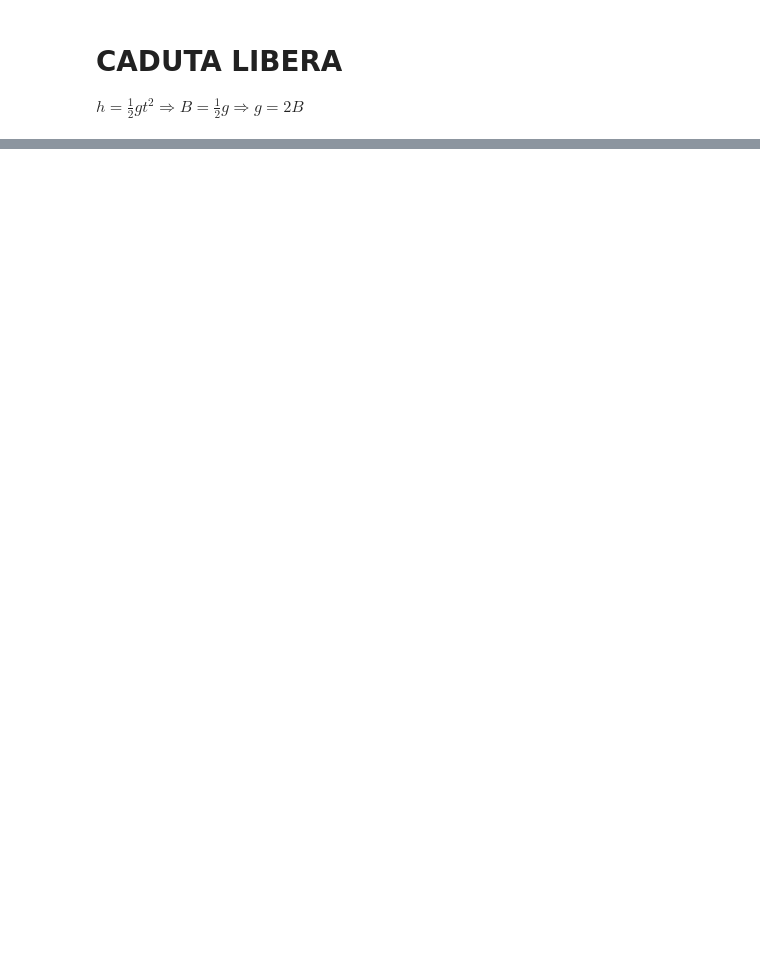
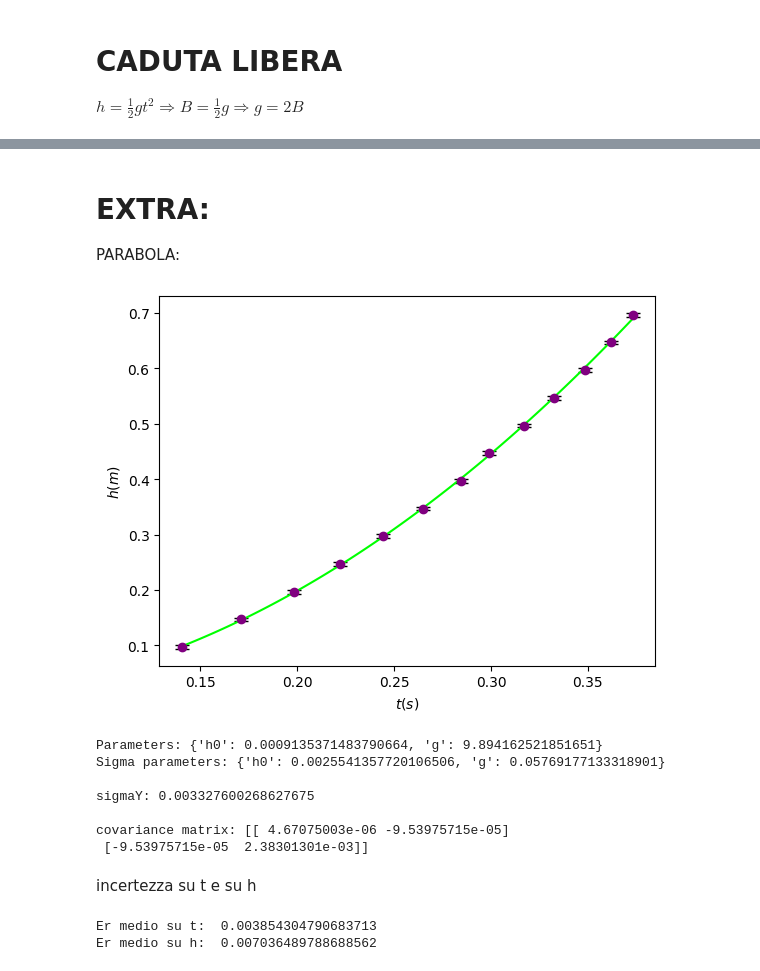
Before and after one commit to CarminatiGiovanni/LaboratorioFisica1, a Jupyter notebook: 04_KATER/PYTHON/caduta_libera.ipynb, the cells around one changed output, grey strips where cells are left out. Cells and saved outputs as stored; diff of their text form; code cells hidden in the pictures; blank space fills up the shorter version.

```diff
--- a/04_KATER/PYTHON/caduta_libera.ipynb
+++ b/04_KATER/PYTHON/caduta_libera.ipynb
@@ -60 +60,33 @@ pvalue: 99.3%
 g:  9.8942 ± 0.0577
+# %% [markdown]
+# EXTRA:
+
+PARABOLA:
+# %%
+from interpolazione3 import Interpolazione
+
+parabola = lambda t,h0,g: h0 + 0.5*g*t**2
+p = Interpolazione(t,h,parabola,p0=[0,9.81],names=['h0','g'])
+plt.errorbar(t,h,yerr=p.sigmaY,color='purple',fmt='o',ecolor='black',capsize=5)
+plt.plot(p.x_best,p.y_best,color='lime')
+plt.xlabel('$t(s)$')
+plt.ylabel('$h(m)$')
+plt.show()
+print(p)
+# %% [output]
+[figure, added]
+Parameters: {'h0': 0.0009135371483790664, 'g': 9.894162521851651}
+Sigma parameters: {'h0': 0.0025541357720106506, 'g': 0.05769177133318901}
+
+sigmaY: 0.003327600268627675
+
+covariance matrix: [[ 4.67075003e-06 -9.53975715e-05]
+ [-9.53975715e-05  2.38301301e-03]]
+# %% [markdown]
+incertezza su t e su h
+# %%
+print('Er medio su t: ',np.average(err_t/t))
+print('Er medio su h: ',np.average(sigmaH/h))
+# %% [output]
+Er medio su t:  0.003854304790683713
+Er medio su h:  0.007036489788688562
```
Also changed, not shown: parts of 1 cell of this notebook, 2 other files.
